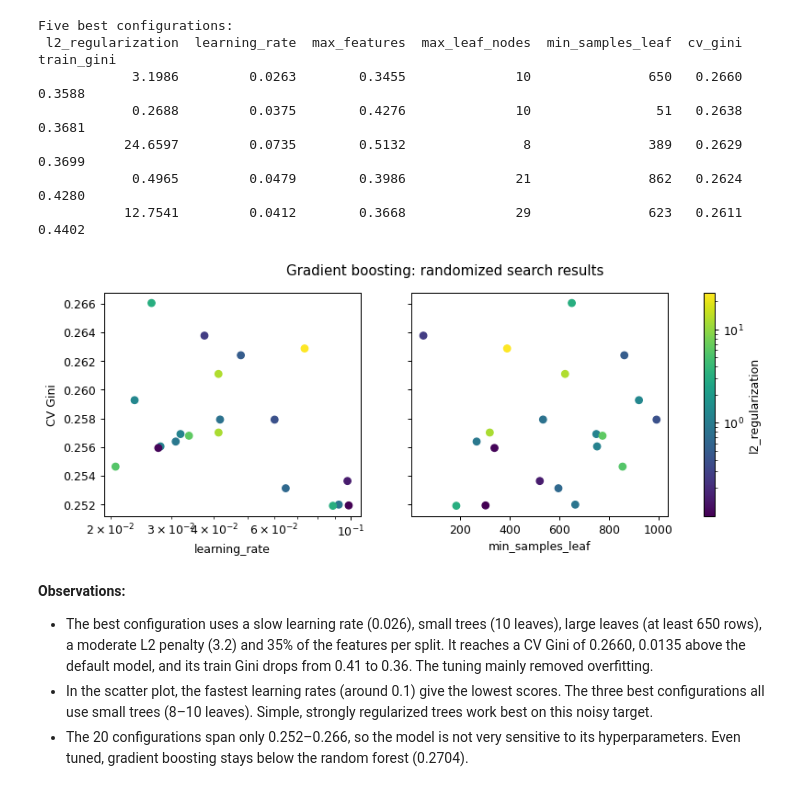
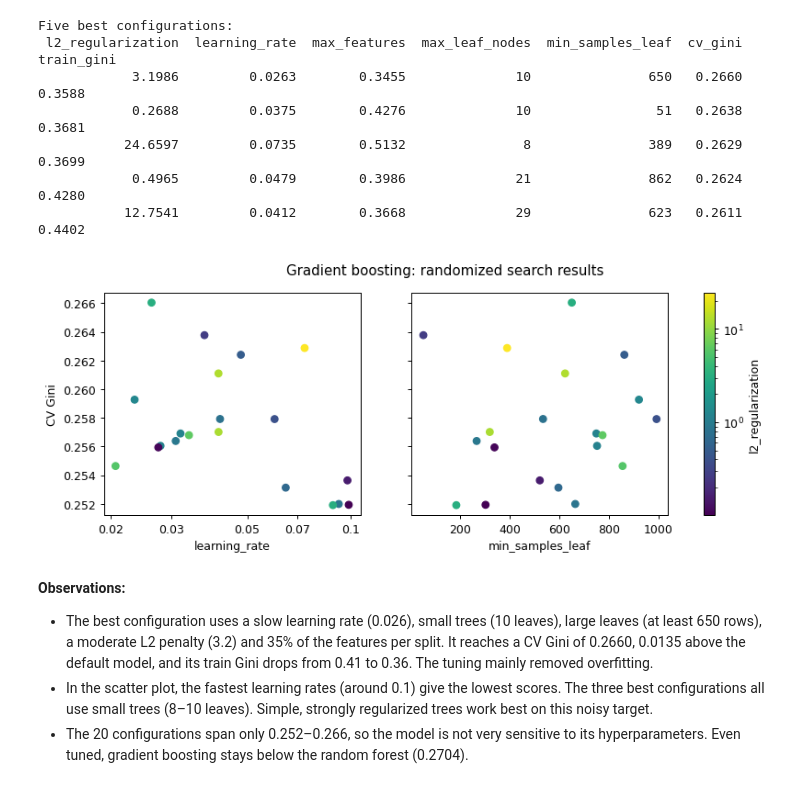
Before and after one commit to lars-stuetzle/stutzle-safedriverprediction, a Jupyter notebook: project/notebooks/03_modeling.ipynb, the cells around one changed output. Saved outputs shown, nothing was run; the diff lists cells and outputs as text; code cells hidden in the pictures.

```diff
--- a/project/notebooks/03_modeling.ipynb
+++ b/project/notebooks/03_modeling.ipynb
@@ -389,17 +389,20 @@ Five best configurations:
 # %%
 # 7. CV Gini of all configurations against the learning rate and the leaf size
 fig, axes = plt.subplots(1, 2, figsize=(11, 3.5), sharey=True)
 for ax, param in zip(axes, ['learning_rate', 'min_samples_leaf']):
     points = ax.scatter(search_table[param], search_table['cv_gini'], c=search_table['l2_regularization'],
                         cmap='viridis', norm=LogNorm())
     ax.set_xlabel(param)
 axes[0].set_xscale('log')
+# plain tick labels (0.02, 0.03, ...) instead of overlapping powers of ten
+axes[0].set_xticks([0.02, 0.03, 0.05, 0.07, 0.1], labels=['0.02', '0.03', '0.05', '0.07', '0.1'])
+axes[0].minorticks_off()
 axes[0].set_ylabel('CV Gini')
 fig.colorbar(points, ax=axes, label='l2_regularization')
 fig.suptitle('Gradient boosting: randomized search results')
 plt.show()
 # %% [output]
-[figure, old version]
+[figure, new version]
 # %% [markdown]
 **Observations:**
 - The best configuration uses a slow learning rate (0.026), small trees (10 leaves), large leaves (at least 650
```
Also changed, not shown: parts of 11 cells of this notebook, 7 other files.
